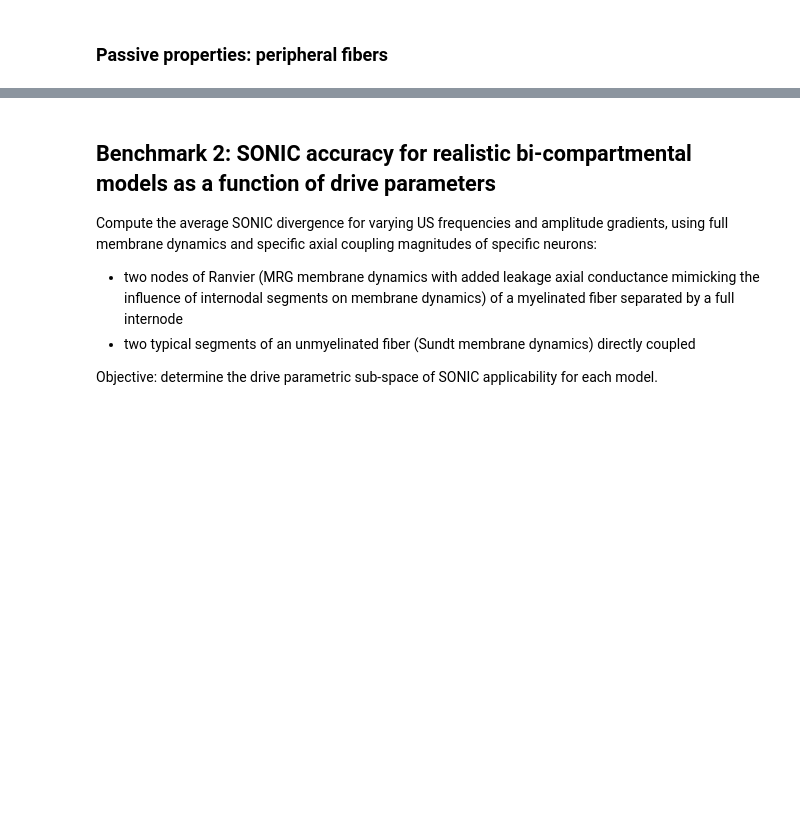
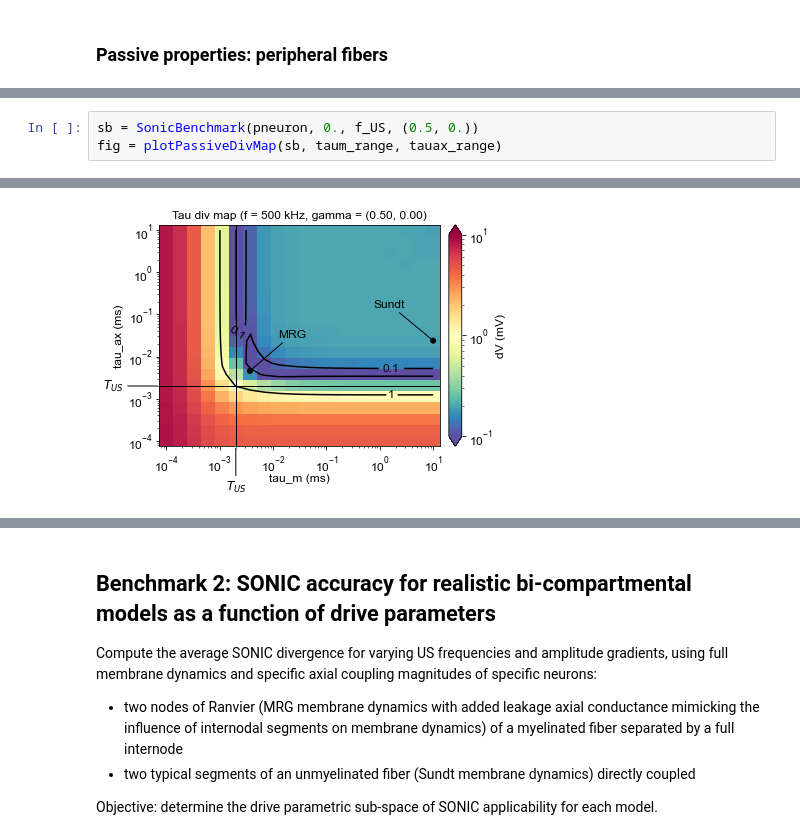
Before and after one commit to tjjlemaire/MorphoSONIC, a Jupyter notebook: notebooks/SONIC multi-comp benchmark.ipynb, the cells around one changed output, grey strips where cells are left out. Cells and saved outputs as stored; diff of their text form; blank space fills up the shorter version.

```diff
--- a/notebooks/SONIC multi-comp benchmark.ipynb
+++ b/notebooks/SONIC multi-comp benchmark.ipynb
@@ -189,0 +188,4 @@ Sundt model: tau_m = 1.00e+01 ms, tau_ax = 2.38e-02ms
+# %%
+sb = SonicBenchmark(pneuron, 0., f_US, (0.5, 0.))
+fig = plotPassiveDivMap(sb, taum_range, tauax_range)
+# %% [output]
@@ -189,0 +196 @@ Sundt model: tau_m = 1.00e+01 ms, tau_ax = 2.38e-02ms
+[figure, added]
```
Also changed, not shown: parts of 16 cells of this notebook, 11 other files.
